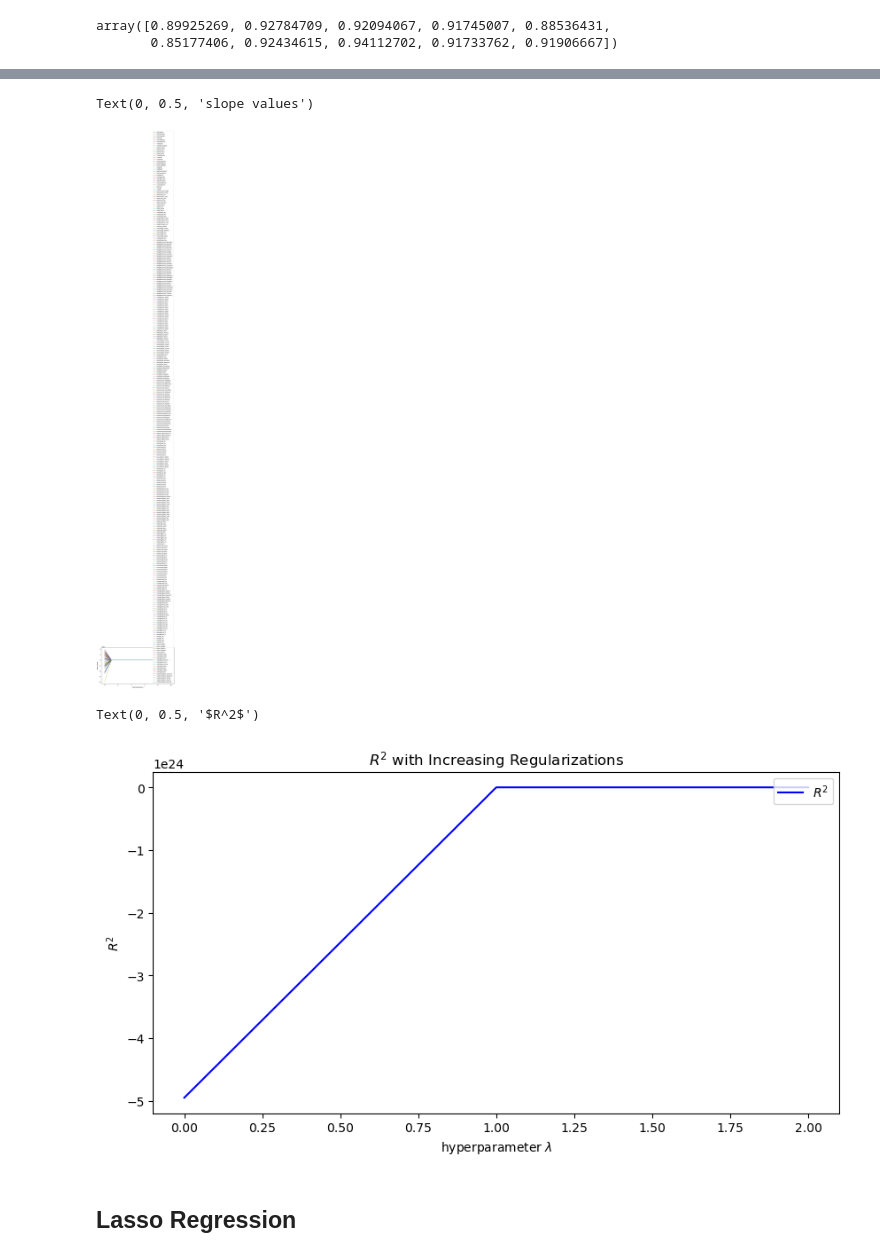
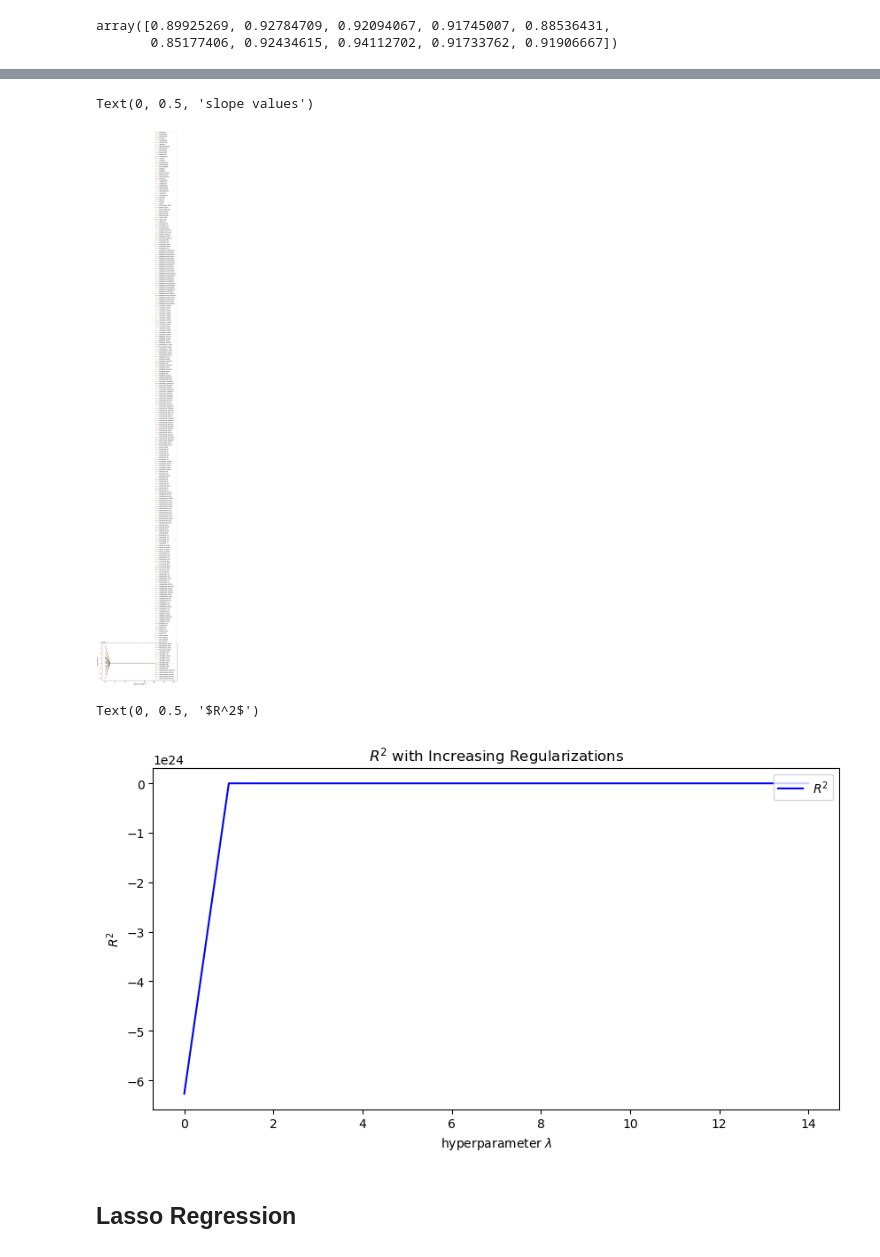
Before and after one commit to ersdanforth/ames_housing, a Jupyter notebook: linear_models.ipynb, the cells around one changed output, grey strips where cells are left out. Drawn from its saved outputs; the diff is of its cells as text; code cells hidden in the pictures.

```diff
--- a/linear_models.ipynb
+++ b/linear_models.ipynb
@@ -356,11 +358,21 @@ Average R-squared score: 0.910450634123497
 array([0.89925269, 0.92784709, 0.92094067, 0.91745007, 0.88536431,
        0.85177406, 0.92434615, 0.94112702, 0.91733762, 0.91906667])
 # %%
-params = {
-    "alpha": arange(0, 10, 1)
+params1 = {
+    "alpha": [0.0001, 0.01, 1, 100, 10000, 1000000]
 }
 
-gs = GridSearchCV(ridge, params, scoring='r2', cv=kfold)
+params2 = {
+    "alpha": arange(0, 100, 1)
+}
+
+params3 = {
+    "alpha": arange(10, 12, .1)
+}
+
+ridge = Ridge()
+cv = KFold(n_splits=10, shuffle = True, random_state = 0)
+gs = GridSearchCV(ridge, params3, scoring='r2', cv=cv)
 gs.fit(X_train, y_train)
 
 print(gs.best_params_)
@@ -384,13 +383,13 @@ print(gs.score(X_test, y_test))
 # %%
-alphas = np.arange(0, 11)
-coefs = []
-scores = []
-for alpha in alphas:
+alphas_ridge = arange(0, 15)
+coefs_ridge = []
+scores_ridge = []
+for alpha in alphas_ridge:
     ridge.set_params(alpha=alpha)
     ridge.fit(X_train, y_train)
-    coefs.append(ridge.coef_)
-    scores.append(ridge.score(X_test, y_test))
-coefs = pd.DataFrame(coefs, index=alphas, columns=X_train.columns)
-coefs.head()
+    coefs_ridge.append(ridge.coef_)
+    scores_ridge.append(ridge.score(X_test, y_test))
+coefs_ridge = pd.DataFrame(coefs_ridge, index=alphas, columns=X_train.columns)
+coefs_ridge.head()
 # %% [output]
 |  | GrLivArea | MSSubClass | LotFrontage | LotArea | OverallQual | OverallCond | YearBuilt | YearRemodAdd | ... |
@@ -403,26 +402,26 @@ coefs.head()
 # %%
 # something is wrong here
-# why is the grid search returning 9 as the optimum alpha?
+# why is the grid search returning 11 as the optimum alpha?
 # why are all coefficients going to 0?
 # why is R^2 increasing instead of decreasing?
 
 plt.rcParams['figure.figsize'] = (10,5)
-for name in coefs.columns:
-    plt.plot(coefs.index, coefs[name], label=name)
+for name in coefs_ridge.columns:
+    plt.plot(coefs_ridge.index, coefs_ridge[name], label=name)
 plt.legend(loc=4)
 plt.xlabel(r'hyperparameter $\lambda$')
 plt.ylabel(r'slope values')
 # %% [output]
 Text(0, 0.5, 'slope values')
-[figure, old version]
+[figure, new version]
 # %%
-plt.plot(alphas, scores, c="b", label=r"$R^2$")
+plt.plot(alphas_ridge, scores_ridge, c="b", label=r"$R^2$")
 plt.legend(loc=1)
 plt.title(r"$R^2$ with Increasing Regularizations")
 plt.xlabel(r"hyperparameter $\lambda$")
 plt.ylabel(r"$R^2$")
 # %% [output]
 Text(0, 0.5, '$R^2$')
-[figure, old version]
+[figure, new version]
 # %% [markdown]
 ## Lasso Regression
```
Also changed, not shown: parts of 51 cells of this notebook, 4 other files.
